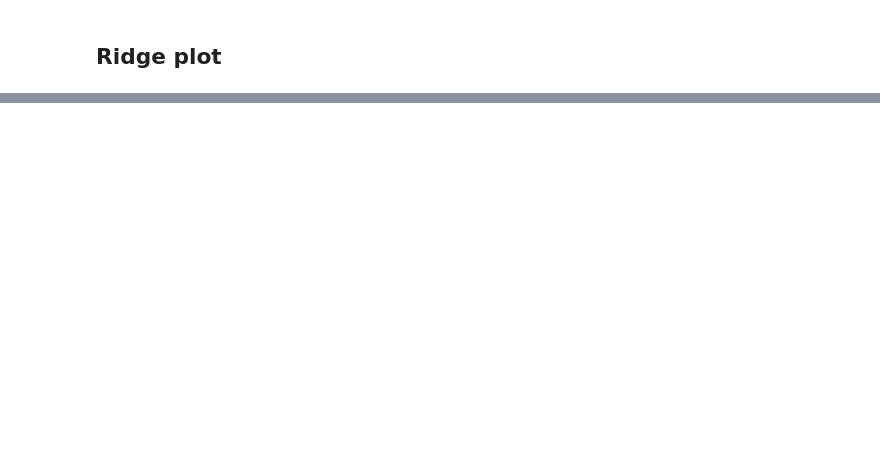
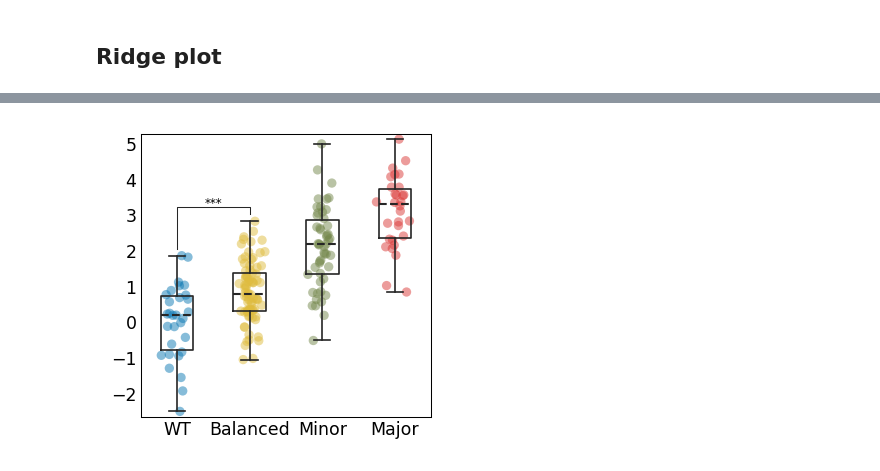
Before and after one commit to fossbert/Python_Packages, a Jupyter notebook: Dev_cbviz.ipynb, the cells around one changed output, grey strips where cells are left out. Cells and saved outputs as stored; diff of their text form; code cells hidden in the pictures; blank space fills up the shorter version.

```diff
--- a/Dev_cbviz.ipynb
+++ b/Dev_cbviz.ipynb
@@ -209,0 +264,10 @@ list(product(('object', 'category'), repeat=2))
+# %%
+plt.style.use('cviz')
+
+fig, ax = plt.subplots(figsize=(2.5,2.5))
+
+sb.box()
+sb.add_strips(s=20, alpha=0.50, linewidths=0)
+sb.add_pair_p(groupA='WT', groupB='Balanced', cut_p=True)
+# %% [output]
+[figure, added]
```
Also changed, not shown: parts of 27 cells of this notebook, 3 other files.
